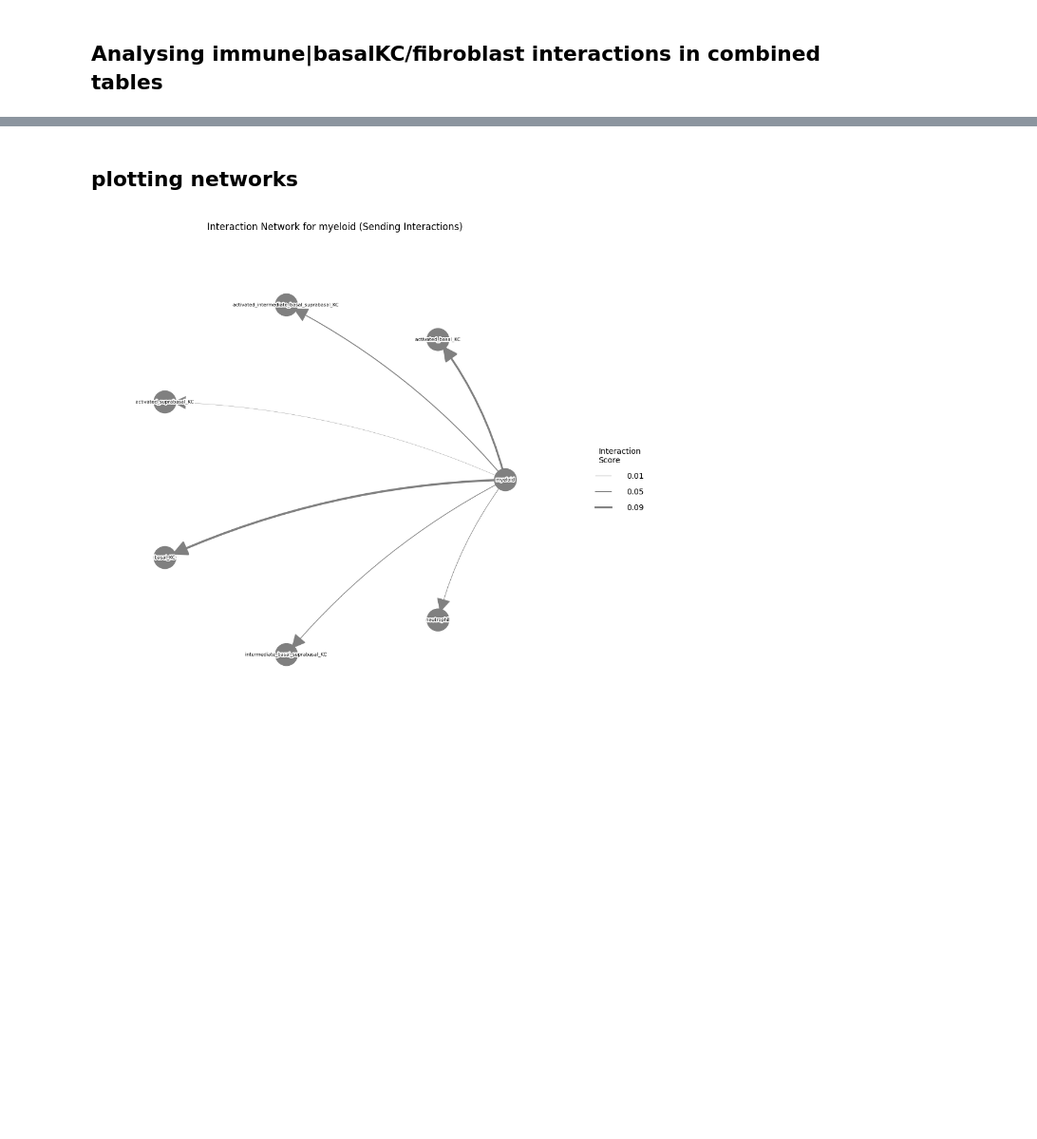
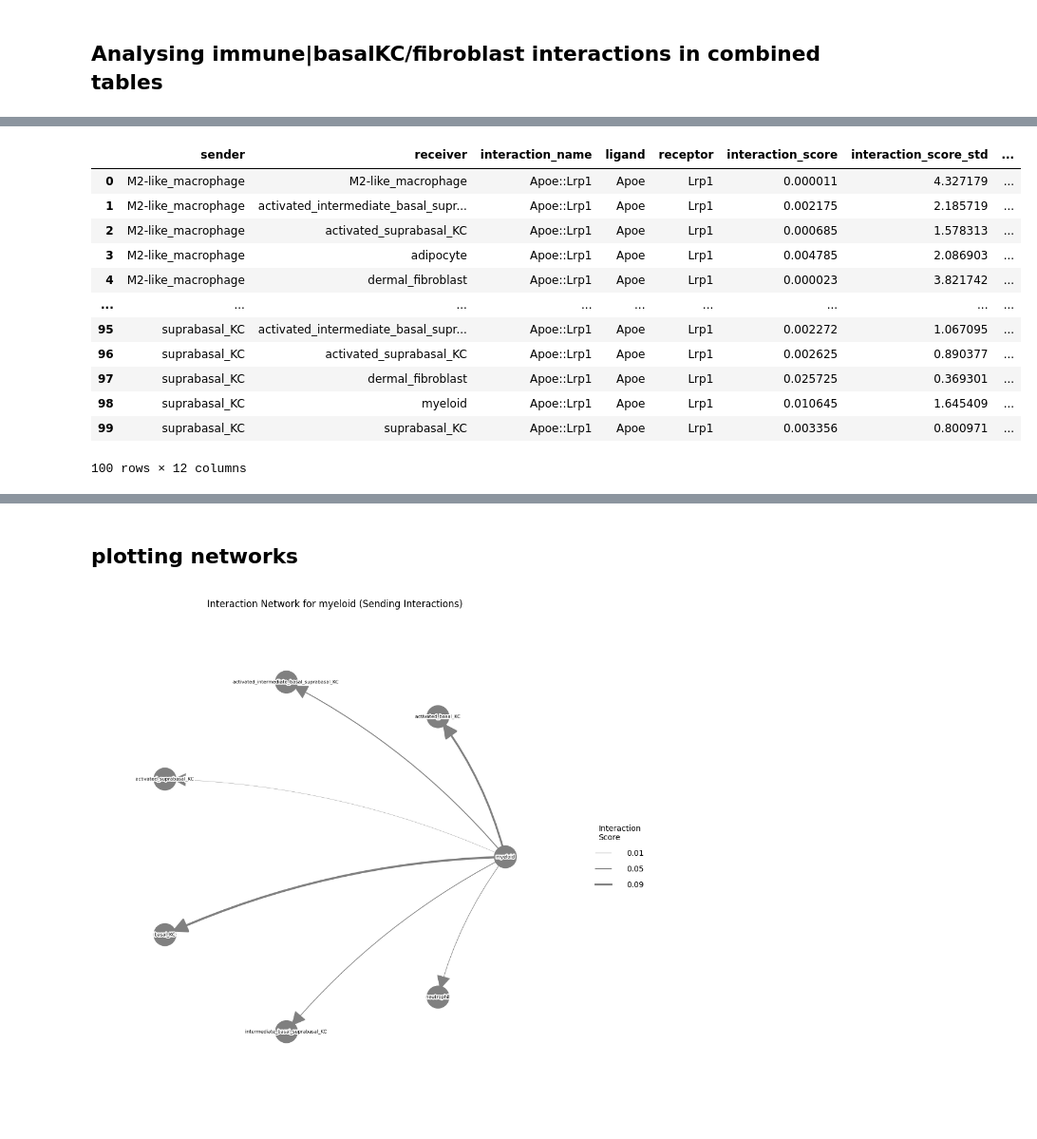
Before and after one commit to DominicBuxton/iMSC_Xenium_Phenocycler_Analysis, a Jupyter notebook: SpatialData_Analysis/receptor_ligand_analysis.ipynb, the cells around one changed output, grey strips where cells are left out. Shown at 95% size. Drawn from its saved outputs; the diff is of its cells as text; code cells hidden in the pictures; blank space fills up the shorter version.

```diff
--- a/SpatialData_Analysis/receptor_ligand_analysis.ipynb
+++ b/SpatialData_Analysis/receptor_ligand_analysis.ipynb
@@ -483,7 +482,7 @@ for condition_sex, replicate_names in groups.items():
         if len(pvals) > 1:
             _, combined_p = combine_pvalues(pvals, method = 'fisher')
         else:
-            combined_p = pvals = 0
+            combined_p = pvals[0]
 
         return pd.Series({
             'interaction_score': np.exp(g['interaction_score'].mean()), #reverse logtransform, put back in original 'units', basically a geometric mean
@@ -529,13 +528,18 @@ condition_dfs = {}
 for file in results_path.glob("*.csv"):
     condition_dfs[file.stem] = pd.read_csv(file, index_col=0)
 # %%
+celltypes_of_interest = ['myeloid', 'M2-like_macrophage', 'dermal_fibroblast', 'basal_KC', 'activated_basal_KC']
+
 interactions_of_interest = {}
 
 for name, df in condition_dfs.items():
-    df = df[((df['sender'] == 'myeloid') | (df['sender'] == 'M2-like_macrophage') | (df['sender'] == 'dermal_fibroblast') | (df['sender'] == 'basal_KC') | (df['sender'] == 'activated_basal_KC')) &
-            ((df['receiver'] == 'myeloid') | (df['receiver'] == 'M2-like_macrophage') | (df['receiver'] == 'dermal_fibroblast') | (df['receiver'] == 'basal_KC') | (df['receiver'] == 'activated_basal_KC'))]
+    filtered = df[
+        df['sender'].isin(celltypes_of_interest) &
+        df['receiver'].isin(celltypes_of_interest) &
+        (df['sender'] != df['receiver'])
+    ]
 
-    interactions_of_interest[name] = df
+    interactions_of_interest[name] = filtered
 # %%
 #save the results
 results_path = Path(r"D:\Dom\Psoriasis project\4th year data\Second Round Data\Xenium outputs - second round\Resegmented Xenium Outputs\LARIS_results\combined_tables")
@@ -688,0 +587,7 @@ interactions_of_interest['D10IMQ_M']
+# %%
+myeloid_unique = {}
+
+for name, df in condition_dfs.items():
+    myeloid_unique[name] = find_unique_interactions(df, ['myeloid', 'M2-macrophage'])
+    print(name)
+    print(myeloid_unique[name][['sender', 'receiver', 'interaction_name', 'interaction_score', 'n_sig_replicates', 'p_value_fdr']])
@@ -688,0 +612,15 @@ interactions_of_interest['D10IMQ_M']
+# %%
+def find_shared_interactions(df, celltype_pair):
+
+    cell_a, cell_b = celltype_pair
+
+    # get interaction_names that occur between this specific pair
+    pair_interaction_names = df[
+        ((df['sender'] == cell_a) & (df['receiver'] == cell_b)) |
+        ((df['sender'] == cell_b) & (df['receiver'] == cell_a))
+    ]['interaction_name'].unique()
+
+    # return all rows where those interaction_names appear, regardless of pairing
+    shared = df[df['interaction_name'].isin(pair_interaction_names)]
+
+    return shared.reset_index(drop=True)
@@ -688,0 +652,20 @@ interactions_of_interest['D10IMQ_M']
+# %%
+condition = 'D3IMQ_F'
+
+df = condition_dfs[condition]
+
+find_shared_interactions(df, ['myeloid', 'dermal_fibroblast'])
+# %% [output]
+|  | sender | receiver | interaction_name | ligand | receptor | interaction_score | interaction_score_std | ... |
+| 0 | M2-like_macrophage | M2-like_macrophage | Apoe::Lrp1 | Apoe | Lrp1 | 0.000011 | 4.327179 | ... |
+| 1 | M2-like_macrophage | activated_intermediate_basal_supr... | Apoe::Lrp1 | Apoe | Lrp1 | 0.002175 | 2.185719 | ... |
+| 2 | M2-like_macrophage | activated_suprabasal_KC | Apoe::Lrp1 | Apoe | Lrp1 | 0.000685 | 1.578313 | ... |
+| 3 | M2-like_macrophage | adipocyte | Apoe::Lrp1 | Apoe | Lrp1 | 0.004785 | 2.086903 | ... |
+| 4 | M2-like_macrophage | dermal_fibroblast | Apoe::Lrp1 | Apoe | Lrp1 | 0.000023 | 3.821742 | ... |
+| ... | ... | ... | ... | ... | ... | ... | ... | ... |
+| 95 | suprabasal_KC | activated_intermediate_basal_supr... | Apoe::Lrp1 | Apoe | Lrp1 | 0.002272 | 1.067095 | ... |
+| 96 | suprabasal_KC | activated_suprabasal_KC | Apoe::Lrp1 | Apoe | Lrp1 | 0.002625 | 0.890377 | ... |
+| 97 | suprabasal_KC | dermal_fibroblast | Apoe::Lrp1 | Apoe | Lrp1 | 0.025725 | 0.369301 | ... |
+| 98 | suprabasal_KC | myeloid | Apoe::Lrp1 | Apoe | Lrp1 | 0.010645 | 1.645409 | ... |
+| 99 | suprabasal_KC | suprabasal_KC | Apoe::Lrp1 | Apoe | Lrp1 | 0.003356 | 0.800971 | ... |
+100 rows × 12 columns
```
Also changed, not shown: parts of 16 cells of this notebook.
